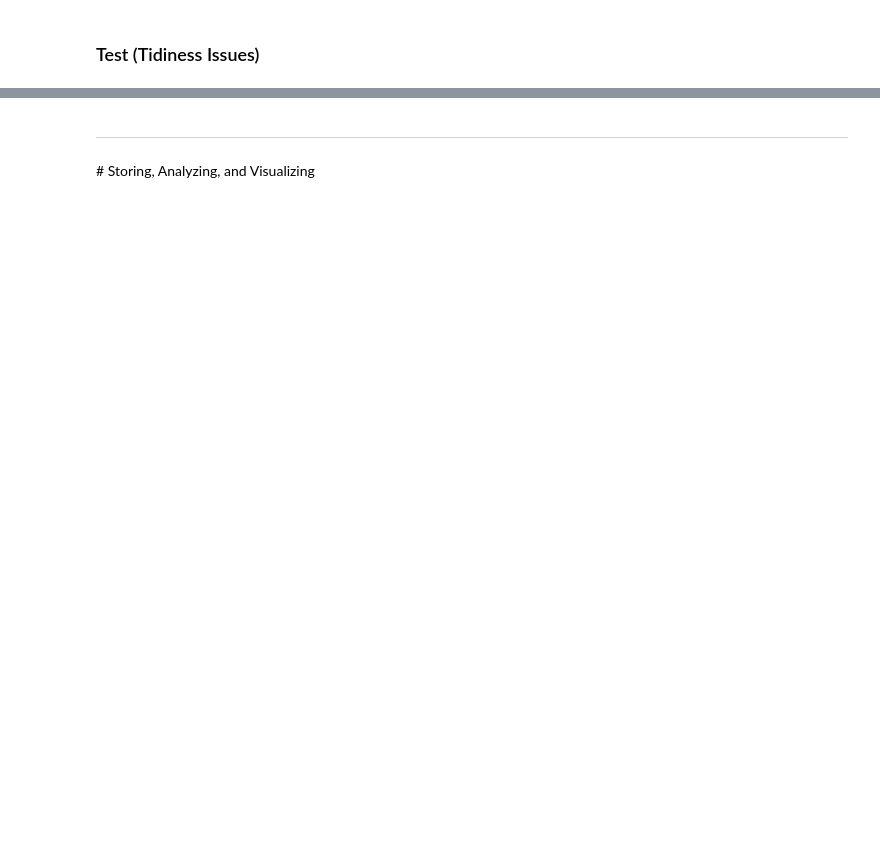
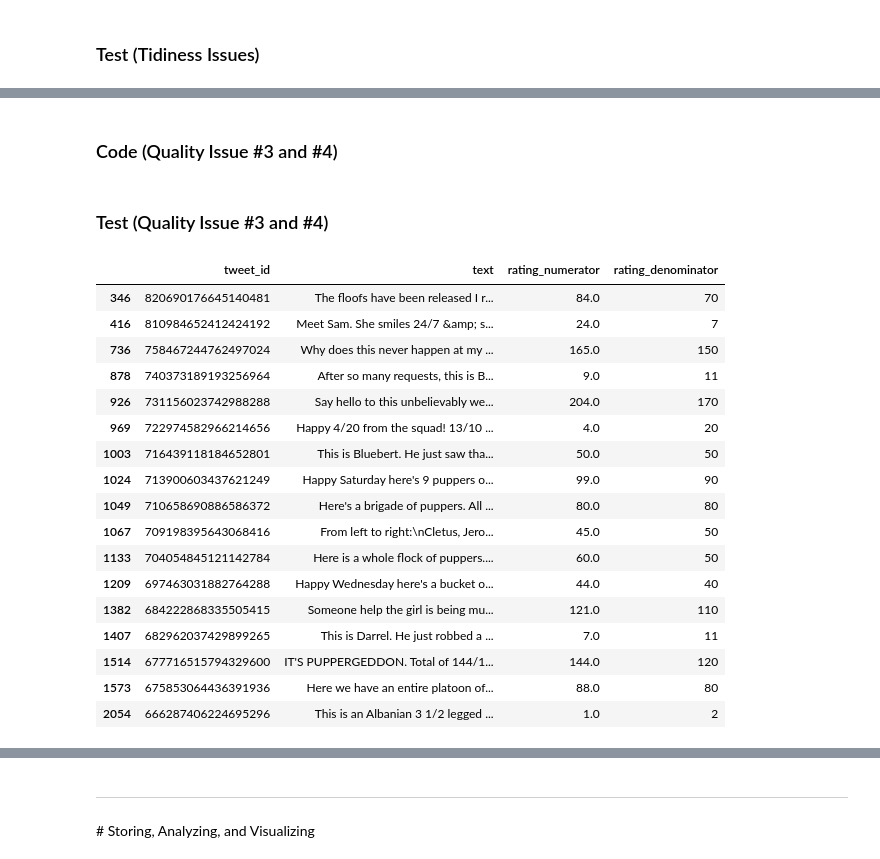
Before and after one commit to gubertoli/data_analyst_nanodegree, a Jupyter notebook: Project 3 - Wrangle and Analyze Data/wrangle_act.ipynb, the cells around one changed output, grey strips where cells are left out. Drawn from its saved outputs; the diff is of its cells as text; code cells hidden in the pictures; blank space fills up the shorter version.

```diff
--- a/Project 3 - Wrangle and Analyze Data/wrangle_act.ipynb
+++ b/Project 3 - Wrangle and Analyze Data/wrangle_act.ipynb
@@ -557,0 +500,15 @@ df_clean
+# %%
+# The None was removed on previous step of Tidiness in this part the "" is replaced by NaN
+df["dog_stage"].replace(to_replace="", value=np.nan, inplace=True)
+# %%
+# From reinspecting text or by seeing the tweet picture for wrong types to infer
+df.loc[df["tweet_id"] == 855851453814013952, "dog_stage"] = "puppo"
+df.loc[df["tweet_id"] == 854010172552949760, "dog_stage"] = "floofer"
+df.loc[df["tweet_id"] == 817777686764523521, "dog_stage"] = "pupper"
+df.loc[df["tweet_id"] == 808106460588765185, "dog_stage"] = "" # both in the same picture
+df.loc[df["tweet_id"] == 801115127852503040, "dog_stage"] = "pupper"
+df.loc[df["tweet_id"] == 785639753186217984, "dog_stage"] = "doggo" # not a dog
+df.loc[df["tweet_id"] == 759793422261743616, "dog_stage"] = "" # both in the same picture
+df.loc[df["tweet_id"] == 751583847268179968, "dog_stage"] = "doggo"
+df.loc[df["tweet_id"] == 741067306818797568, "dog_stage"] = "" # both in the same picture
+df.loc[df["tweet_id"] == 733109485275860992, "dog_stage"] = "pupper"
@@ -557,0 +533,3 @@ df_clean
+# %%
+# converting timestamp to datetime format
+df["timestamp"] = pd.to_datetime(df.timestamp)
@@ -557,0 +554,32 @@ df_clean
+# %% [markdown]
+### Code (Quality Issue #3 and #4)
+# %%
+df[['rating_numerator', 'rating_denominator']] = df.text.str.extract('((?:\d+\.)?\d+)\/((?:\d+\.)?\d+)',
+                                                                     expand=True)
+
+# Once it return as string, let`s convert them to numeric
+df['rating_denominator'] =  pd.to_numeric(df['rating_denominator'])
+df['rating_numerator'] =  pd.to_numeric(df['rating_numerator'])
+# %% [markdown]
+### Test (Quality Issue #3 and #4)
+# %%
+df.loc[df['rating_denominator'] != 10, ['tweet_id', 'text', 'rating_numerator', 'rating_denominator']]
+# %% [output]
+|  | tweet_id | text | rating_numerator | rating_denominator |
+| 346 | 820690176645140481 | The floofs have been released I r... | 84.0 | 70 |
+| 416 | 810984652412424192 | Meet Sam. She smiles 24/7 &amp; s... | 24.0 | 7 |
+| 736 | 758467244762497024 | Why does this never happen at my ... | 165.0 | 150 |
+| 878 | 740373189193256964 | After so many requests, this is B... | 9.0 | 11 |
+| 926 | 731156023742988288 | Say hello to this unbelievably we... | 204.0 | 170 |
+| 969 | 722974582966214656 | Happy 4/20 from the squad! 13/10 ... | 4.0 | 20 |
+| 1003 | 716439118184652801 | This is Bluebert. He just saw tha... | 50.0 | 50 |
+| 1024 | 713900603437621249 | Happy Saturday here's 9 puppers o... | 99.0 | 90 |
+| 1049 | 710658690886586372 | Here's a brigade of puppers. All ... | 80.0 | 80 |
+| 1067 | 709198395643068416 | From left to right:\nCletus, Jero... | 45.0 | 50 |
+| 1133 | 704054845121142784 | Here is a whole flock of puppers.... | 60.0 | 50 |
+| 1209 | 697463031882764288 | Happy Wednesday here's a bucket o... | 44.0 | 40 |
+| 1382 | 684222868335505415 | Someone help the girl is being mu... | 121.0 | 110 |
+| 1407 | 682962037429899265 | This is Darrel. He just robbed a ... | 7.0 | 11 |
+| 1514 | 677716515794329600 | IT'S PUPPERGEDDON. Total of 144/1... | 144.0 | 120 |
+| 1573 | 675853064436391936 | Here we have an entire platoon of... | 88.0 | 80 |
+| 2054 | 666287406224695296 | This is an Albanian 3 1/2 legged ... | 1.0 | 2 |
```
Also changed, not shown: parts of 109 cells of this notebook, 6 other files.
